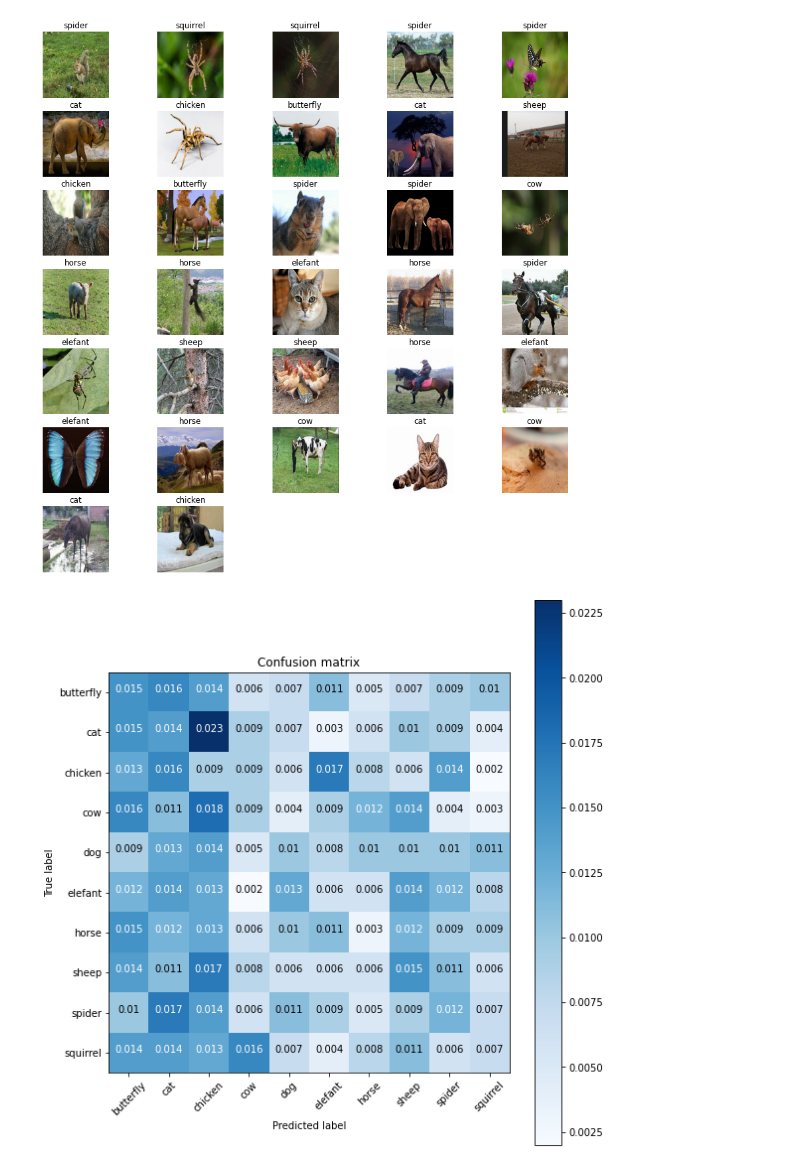
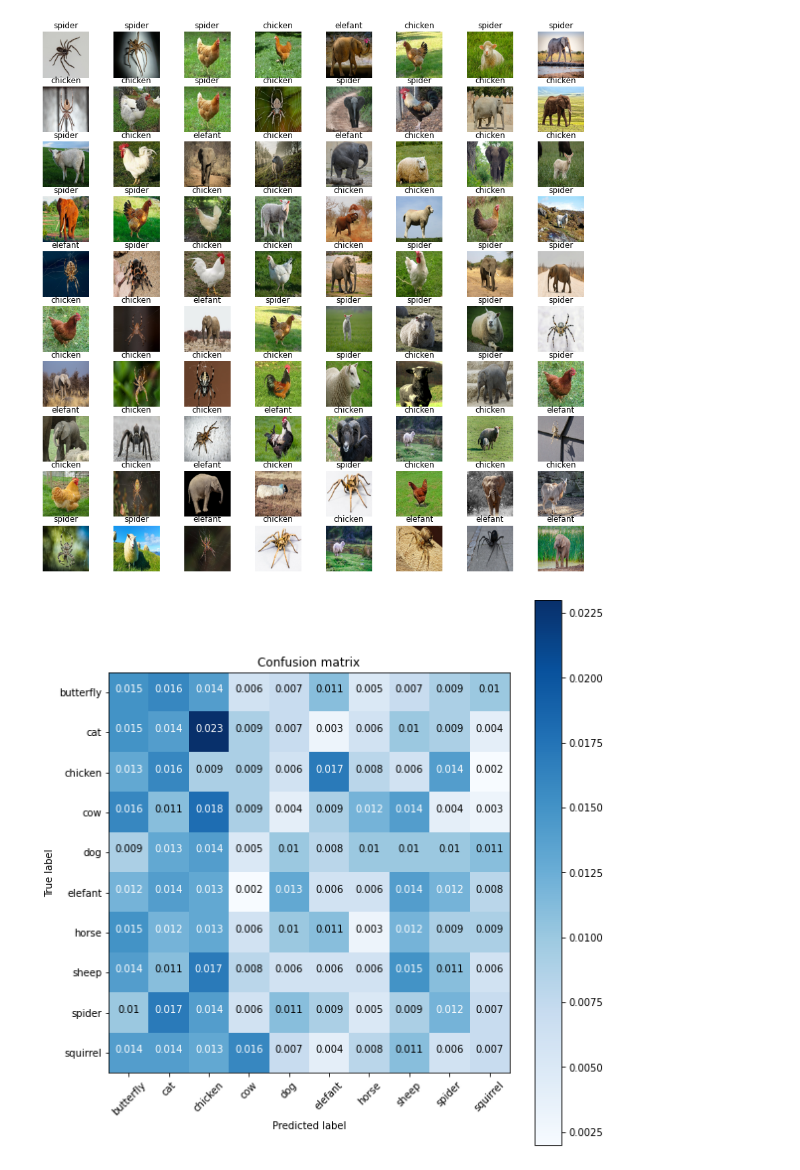
Before and after one commit to Fatfrido/AKT-Image-Classification-Blaha-Piringer-Gratzl, a Jupyter notebook: AnimalClassification.ipynb, the cells around one changed output. Saved outputs shown, nothing was run; the diff lists cells and outputs as text; code cells hidden in the pictures.

```diff
--- a/AnimalClassification.ipynb
+++ b/AnimalClassification.ipynb
@@ -181,13 +180,16 @@ np.argmax(predictions[0])
 # %%
 plt.figure(figsize=(15, 15))
-for images, labels in test_ds.take(1):
-    for i in range(batch_size):
-        ax = plt.subplot(7, 5, i + 1)
-        plt.imshow(images[i].numpy().astype("uint8"))
-        plt.title(class_names[np.argmax(predictions[i])])
-        plt.axis("off")
+test_images = []
+for images, labels in test_ds:
+    test_images.extend(images)
+
+for i,img in enumerate(test_images):
+    ax = plt.subplot(10, 8, i + 1)
+    plt.imshow(img.numpy().astype("uint8"))
+    plt.title(class_names[np.argmax(predictions[i])])
+    plt.axis("off")
 # %% [output]
-[figure, old version]
+[figure, new version]
 # %%
 prediction_counter = 0
 l = []
```
Also changed, not shown: parts of 13 cells of this notebook.
